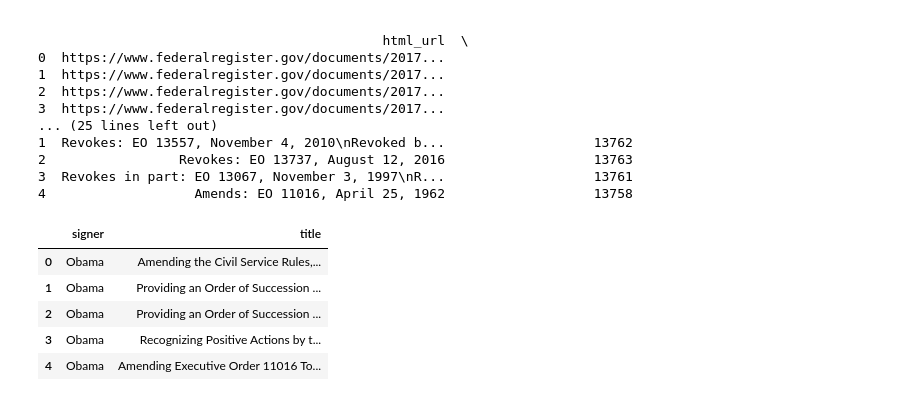
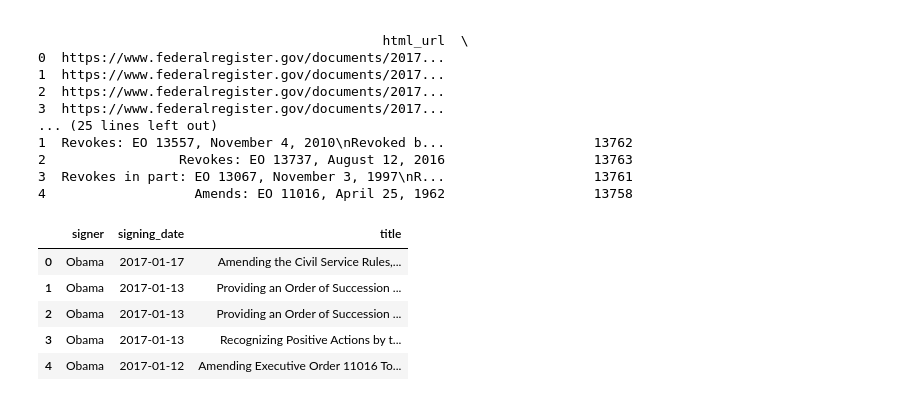
Before and after one commit to AIndian/ETL-Project, a Jupyter notebook: FedReg_Clean.ipynb, the cells around one changed output. Saved outputs shown, nothing was run; the diff lists cells and outputs as text; code cells hidden in the pictures.

```diff
--- a/FedReg_Clean.ipynb
+++ b/FedReg_Clean.ipynb
@@ -110,12 +110,12 @@ all_df.to_csv('all_df.csv')
 4                   Amends: EO 11016, April 25, 1962                   13758
 # %%
 # Create new ALL data file with selct columns: signer, signing_date, title
-new_all_df = all_df[['signer', 'title']].copy()
+new_all_df = all_df[['signer','signing_date', 'title']].copy()
 new_all_df.head()
 # %% [output]
-|  | signer | title |
-| 0 | Obama | Amending the Civil Service Rules,... |
-| 1 | Obama | Providing an Order of Succession ... |
-| 2 | Obama | Providing an Order of Succession ... |
-| 3 | Obama | Recognizing Positive Actions by t... |
-| 4 | Obama | Amending Executive Order 11016 To... |
+|  | signer | signing_date | title |
+| 0 | Obama | 2017-01-17 | Amending the Civil Service Rules,... |
+| 1 | Obama | 2017-01-13 | Providing an Order of Succession ... |
+| 2 | Obama | 2017-01-13 | Providing an Order of Succession ... |
+| 3 | Obama | 2017-01-13 | Recognizing Positive Actions by t... |
+| 4 | Obama | 2017-01-12 | Amending Executive Order 11016 To... |
```
Also changed, not shown: parts of 2 cells of this notebook, 2 other files.
